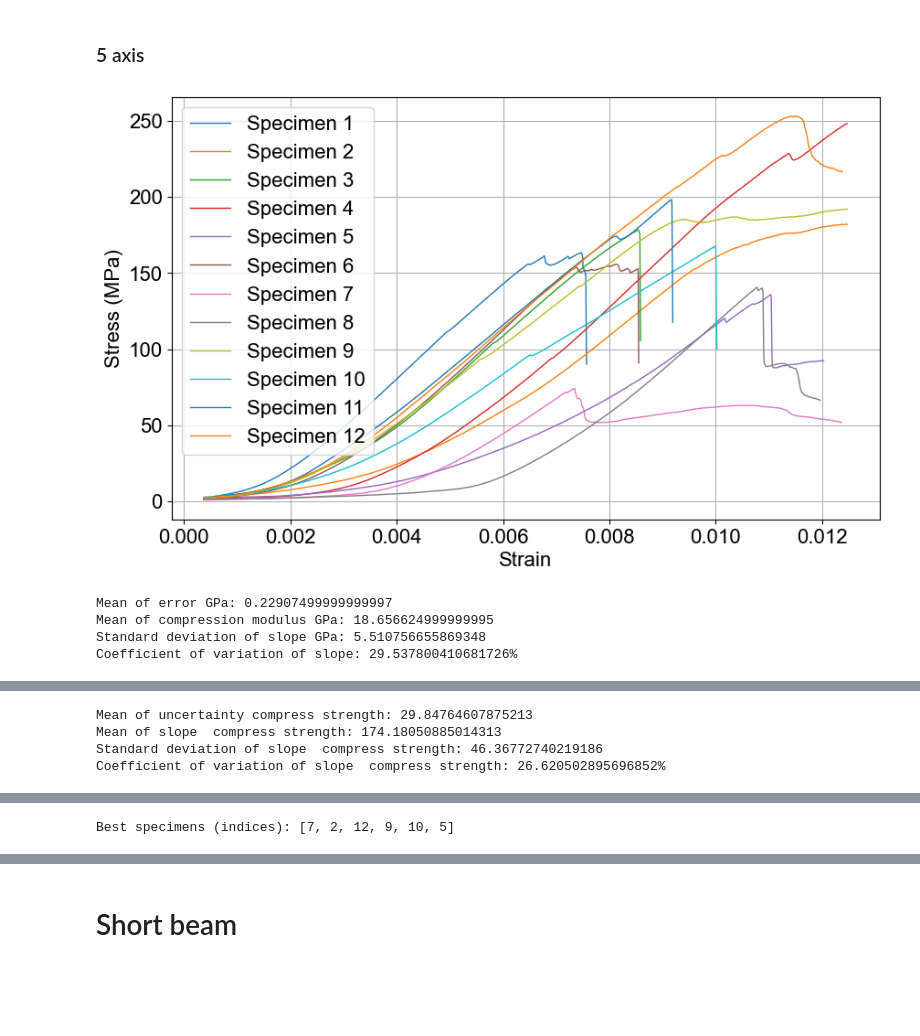
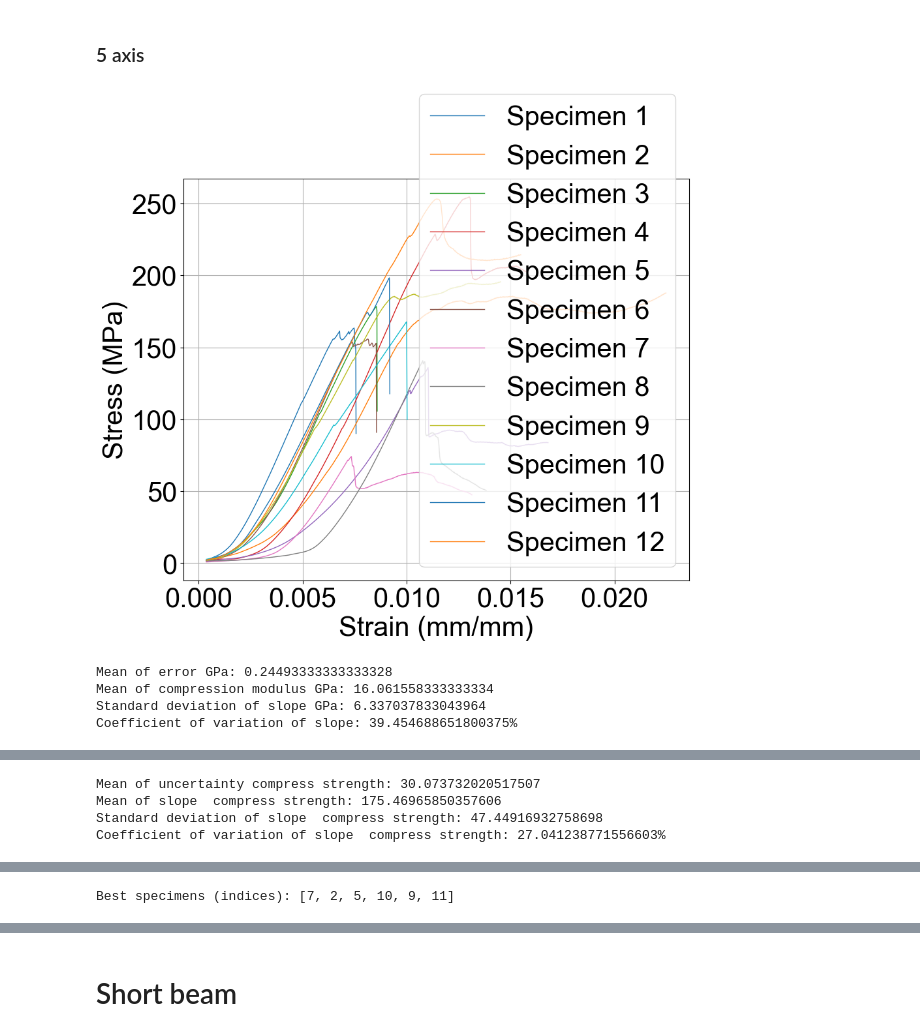
Before and after one commit to CleisonManriqueAguirre/postprocessing_test, a Jupyter notebook: Specimen_data_process.ipynb, the cells around one changed output, grey strips where cells are left out. Saved outputs shown, nothing was run; the diff lists cells and outputs as text; code cells hidden in the pictures; blank space fills up the shorter version.

```diff
--- a/Specimen_data_process.ipynb
+++ b/Specimen_data_process.ipynb
@@ -7,7 +7,14 @@ import numpy as np
 from scipy import stats
 
 plt.rcParams['font.family'] = 'Arial'
-plt.rcParams.update({'font.size': 16})
+plt.rcParams.update({'font.size': 30})
+plt.rcParams['axes.titlesize'] = 30
+#general size of plots
+plt.rcParams['figure.figsize'] = (10, 8)
+# force all plots to be square
+# plt.rcParams['figure.dpi'] = 300
+# locatino of legend rigth down
+plt.rcParams['legend.loc'] = 'lower right'
 
 def process_specimens(specimen_count, file_path_template,file_path_template_2, c1, c2, data_row_start, data_rows_end, data_linear_start, data_linear_end, b, h, L, corrected , flexion, compression, shear , specimen_number,DIC_short):
     """
@@ -121,7 +128,7 @@ def process_specimens(specimen_count, file_path_template,file_path_template_2, c
         print(f'Coeff Variance Interl: {slope_var}')
         print(f'Uncertainty Interl: {uncertainty_s}')
         # Plot Extension vs Load
-        plt.figure(figsize=(10, 6))
+        # plt.figure(figsize=(10, 6))
         for k in range(len(data["extension"])):
             plt.plot(data["extension"][k], data["load"][k], label=f'Specimen {k + 1}', linewidth=1)
         # plt.title('Extension vs Load')
@@ -134,11 +141,11 @@ def process_specimens(specimen_count, file_path_template,file_path_template_2, c
 
     elif flexion or compression:
         # Plot Strain vs Stress
-        plt.figure(figsize=(10, 6))
+        # plt.figure(figsize=(10, 6))
         for k in range(len(data["strain"])):
             plt.plot(data["strain"][k], data["stress"][k], label=f'Specimen {k + 1}', linewidth=1)
         # plt.title('Strain vs Stress')
-        plt.xlabel('Strain')
+        plt.xlabel('Strain (mm/mm)')
         plt.ylabel('Stress (MPa)')
         plt.grid()
         plt.legend()
@@ -157,7 +164,7 @@ def process_specimens(specimen_count, file_path_template,file_path_template_2, c
             print(f'Coefficient of variation of slope: {slope_cv}%')
 
             # Plot flexural modulus for each specimen
-            plt.figure(figsize=(8, 6))
+            plt.figure(figsize=(8, 8))
             plt.bar(np.arange(1, specimen_count + 1), np.array(data["slope"]) / 1000, yerr=np.array(data["stderr"]) / 1000, capsize=5, zorder=3)
             plt.xlabel('Specimen')
             plt.ylabel('Flexural modulus (GPa)')
@@ -178,7 +185,7 @@ def process_specimens(specimen_count, file_path_template,file_path_template_2, c
             print(f'Coefficient of variation of slope  flex strength: {slope_cv}%')
 
             # Plot stress max for each specimen
-            plt.figure(figsize=(8, 6))
+            plt.figure(figsize=(8, 8))
             plt.bar(np.arange(1, specimen_count + 1), np.array(data["stress_max"]), yerr=np.array(data["uncertainty"]), capsize=5, zorder=3)
             plt.xlabel('Specimen')
             plt.ylabel('Stress max (MPa)')
@@ -193,7 +200,7 @@ def process_specimens(specimen_count, file_path_template,file_path_template_2, c
             print(f'Coefficient of variation of slope: {slope_cv}%')
 
             # Plot flexural modulus for each specimen
-            plt.figure(figsize=(8, 6))
+            plt.figure(figsize=(8, 8))
             plt.bar(np.arange(1, specimen_count + 1), np.array(data["slope"]) / 1000, yerr=np.array(data["stderr"]) / 1000, capsize=5, zorder=3)
             plt.xlabel('Specimen')
             plt.ylabel('Compression modulus (GPa)')
@@ -214,13 +221,14 @@ def process_specimens(specimen_count, file_path_template,file_path_template_2, c
             print(f'Coefficient of variation of slope  compress strength: {slope_cv}%')
 
             # Plot stress max for each specimen
-            plt.figure(figsize=(8, 6))
+            plt.figure(figsize=(8, 8))
             plt.bar(np.arange(1, specimen_count + 1), np.array(data["stress_max"]), yerr=np.array(data["uncertainty"]), capsize=5, zorder=3)
             plt.xlabel('Specimen')
             plt.ylabel('Stress max (MPa)')
             plt.grid(axis='y', zorder=0)
             plt.savefig('Stress_max.png')
             plt.show()
+
     elif DIC_short:
         # Store data
         slope_mean = np.mean(data["slope"])
@@ -241,7 +249,7 @@ def process_specimens(specimen_count, file_path_template,file_path_template_2, c
         for k in range(len(data["strain"])):
             plt.plot(data["strain"][k], data["slope"][k] * data["strain"][k] + data["intercept"][k], linewidth=1, linestyle='--')
 
-        plt.xlabel('Strain')
+        plt.xlabel('Strain (mm/mm)')
         plt.ylabel('Stress (MPa)')
         plt.grid()
         plt.legend()
@@ -518,8 +518,8 @@ C = process_specimens(
     c1=1,
     c2=2,
     data_rows_end = {
-        1: 500, 2: 500, 3: 500, 4: 500, 5: 500, 6: 500, 7: 500, 8: 500,
-        9: 500, 10: 500, 11: 500, 12: 500
+        1: 900, 2: 900, 3: 900, 4: 900, 5: 900, 6: 900, 7: 900, 8: 900,
+        9: 900, 10: 900, 11: 900, 12: 900
     },
 
     data_row_start = {
@@ -533,8 +533,8 @@ C = process_specimens(
     },
 
     data_linear_end = {
-        1: 500, 2: 500, 3: 500, 4: 500, 5: 500, 6: 500, 7: 500, 8: 500,
-        9: 500, 10: 500, 11: 500, 12: 500
+        1: 900, 2: 900, 3: 900, 4: 900, 5: 900, 6: 900, 7: 900, 8: 900,
+        9: 900, 10: 900, 11: 900, 12: 900
     },
     # Area of the specimen in a dictionary
     b = {
@@ -542,36 +542,38 @@ C = process_specimens(
         2: 16.64,  # b_2_A
         3: 17.3,   # b_3_A
         4: 17.6,   # b_4_A
         5: 15.69,  # b_1_B
         6: 15.64,  # b_2_B
         7: 15.34,  # b_3_B
         8: 15.72,  # b_4_B
         9: 17.6,   # b_1_C
         10: 17.25, # b_2_C
         11: 16.89, # b_3_C
         12: 16.75  # b_4_C
     },
 
     h = {
         1: 3.43,  # h_1_A
         2: 3.21,  # h_2_A
         3: 3.41,  # h_3_A
         4: 3.00,  # h_4_A
         5: 3.55,  # h_1_B
         6: 3.86,  # h_2_B
         7: 4.07,  # h_3_B
         8: 3.60,  # h_4_B
         9: 3.37,  # h_1_C
         10: 3.55, # h_2_C
         11: 3.37, # h_3_C
         12: 3.54  # h_4_C
     },
     L=80,
-    specimen_number=range(1, specimen_count + 1)
+    specimen_number=range(1, specimen_count + 1),
+    file_path_template_2=None,
+    DIC_short=False,
 )
 # %% [output]
-[figure, old version]
+[figure, new version]
-Mean of error GPa: 0.22907499999999997
-Mean of compression modulus GPa: 18.656624999999995
-Standard deviation of slope GPa: 5.510756655869348
-Coefficient of variation of slope: 29.537800410681726%
+Mean of error GPa: 0.24493333333333328
+Mean of compression modulus GPa: 16.061558333333334
+Standard deviation of slope GPa: 6.337037833043964
+Coefficient of variation of slope: 39.454688651800375%
@@ -579,4 +581,4 @@ Coefficient of variation of slope: 29.537800410681726%
-Mean of uncertainty compress strength: 29.84764607875213
-Mean of slope  compress strength: 174.18050885014313
-Standard deviation of slope  compress strength: 46.36772740219186
-Coefficient of variation of slope  compress strength: 26.620502895696852%
+Mean of uncertainty compress strength: 30.073732020517507
+Mean of slope  compress strength: 175.46965850357606
+Standard deviation of slope  compress strength: 47.44916932758698
+Coefficient of variation of slope  compress strength: 27.041238771556603%
@@ -586,5 +588,5 @@ stderr_list = C[:]
 best_specimens = select_best_specimens(stderr_list)
 print(f"Best specimens (indices): {best_specimens}")
 # %% [output]
-Best specimens (indices): [7, 2, 12, 9, 10, 5]
+Best specimens (indices): [7, 2, 5, 10, 9, 11]
 # %%
```
Also changed, not shown: parts of 13 cells of this notebook.
